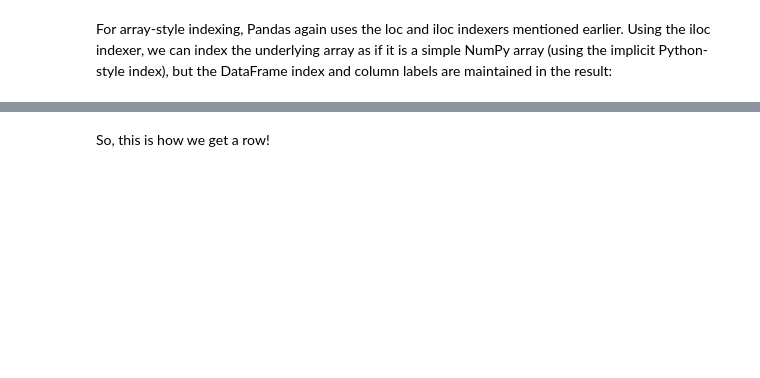
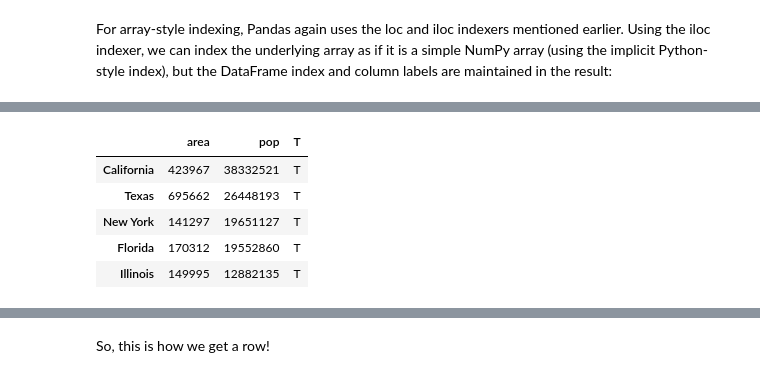
Before and after one commit to scientificprogrammingUOS/lectures, a Jupyter notebook: week06-Framing_Data_with_Pandas/lecture.ipynb, the cells around one changed output, grey strips where cells are left out. Cells and saved outputs as stored; diff of their text form; code cells hidden in the pictures; blank space fills up the shorter version.

```diff
--- a/week06-Framing_Data_with_Pandas/lecture.ipynb
+++ b/week06-Framing_Data_with_Pandas/lecture.ipynb
@@ -369,2 +749,11 @@ data.iloc[:3, :2]
+# %%
+data
+# %% [output]
+|  | area | pop | T |
+| California | 423967 | 38332521 | T |
+| Texas | 695662 | 26448193 | T |
+| New York | 141297 | 19651127 | T |
+| Florida | 170312 | 19552860 | T |
+| Illinois | 149995 | 12882135 | T |
 # %%
 data.loc[:'Illinois', :'pop']
```
Also changed, not shown: parts of 154 cells of this notebook, 1 other file.
